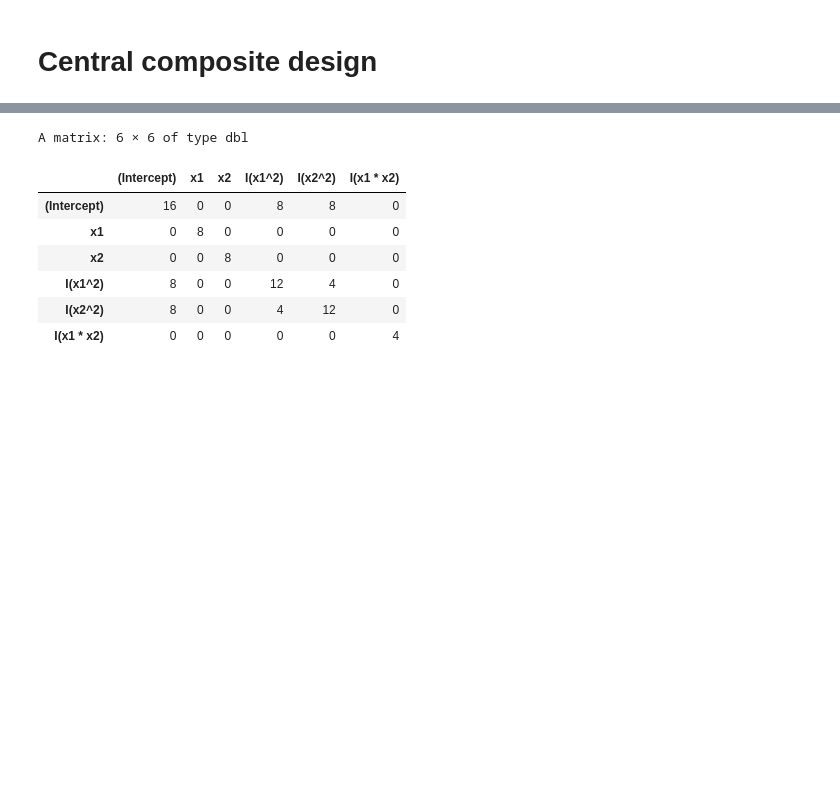
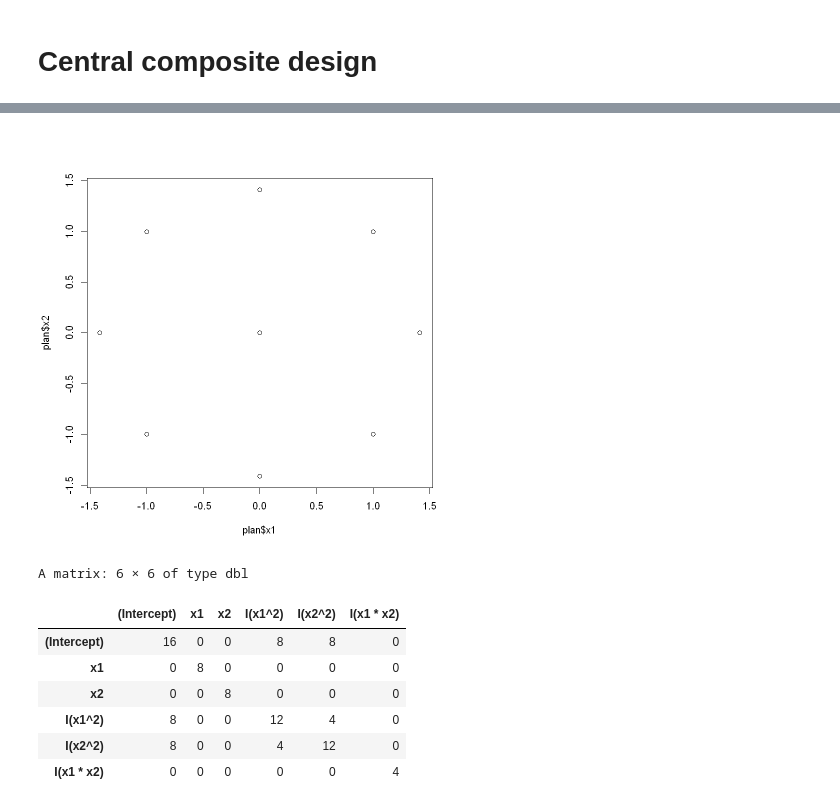
Before and after one commit to fd0r/design_of_experiment, a Jupyter notebook: r_notebook.ipynb, the cells around one changed output, grey strips where cells are left out. Drawn from its saved outputs; the diff is of its cells as text; code cells hidden in the pictures; blank space fills up the shorter version.

Commit message:
scatter 3d in r

```diff
--- a/r_notebook.ipynb
+++ b/r_notebook.ipynb
@@ -38,4 +35,8 @@ A coded.data: 16 × 5
 | 8 | 8 | 0.000000 | 0.000000 | 2 |
+# %%
+plot(plan$x1, plan$x2)
+# %% [output]
+[figure, added]
 # %%
 X <- model.matrix(~x1+x2+I(x1^2)+I(x2^2)+I(x1*x2), data=plan)
 # %%
```
Also changed, not shown: parts of 8 cells of this notebook.
